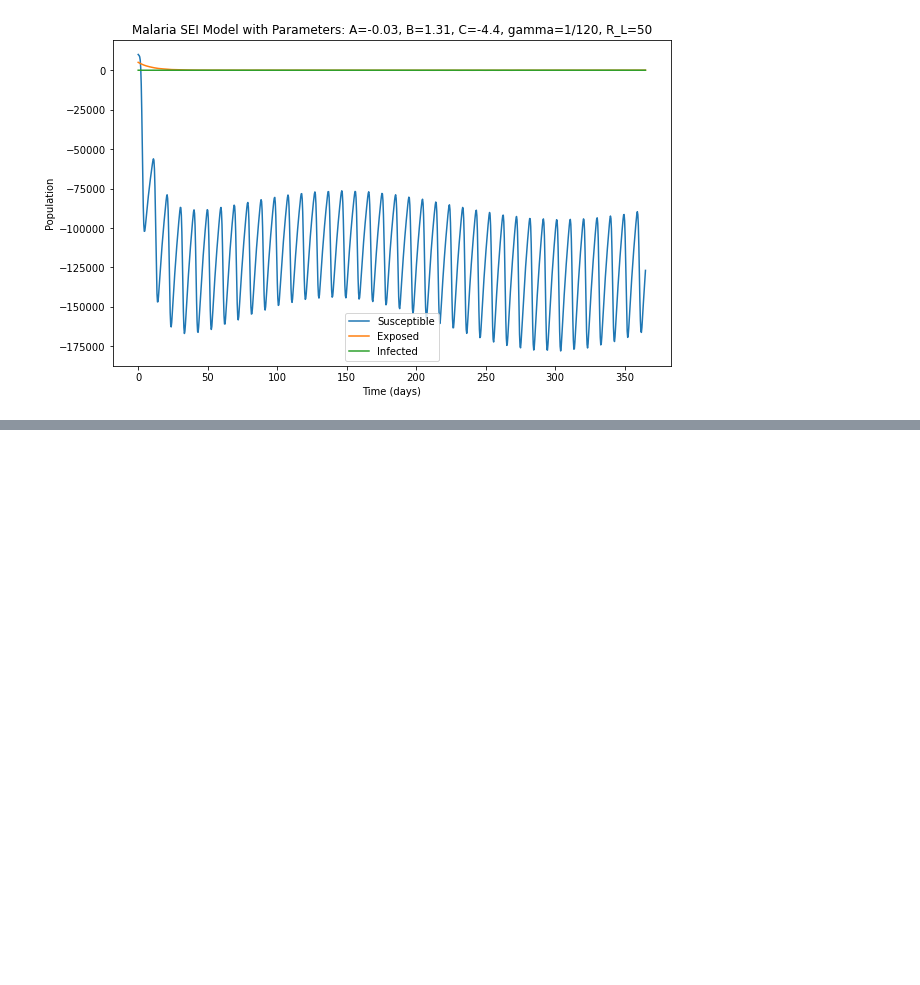
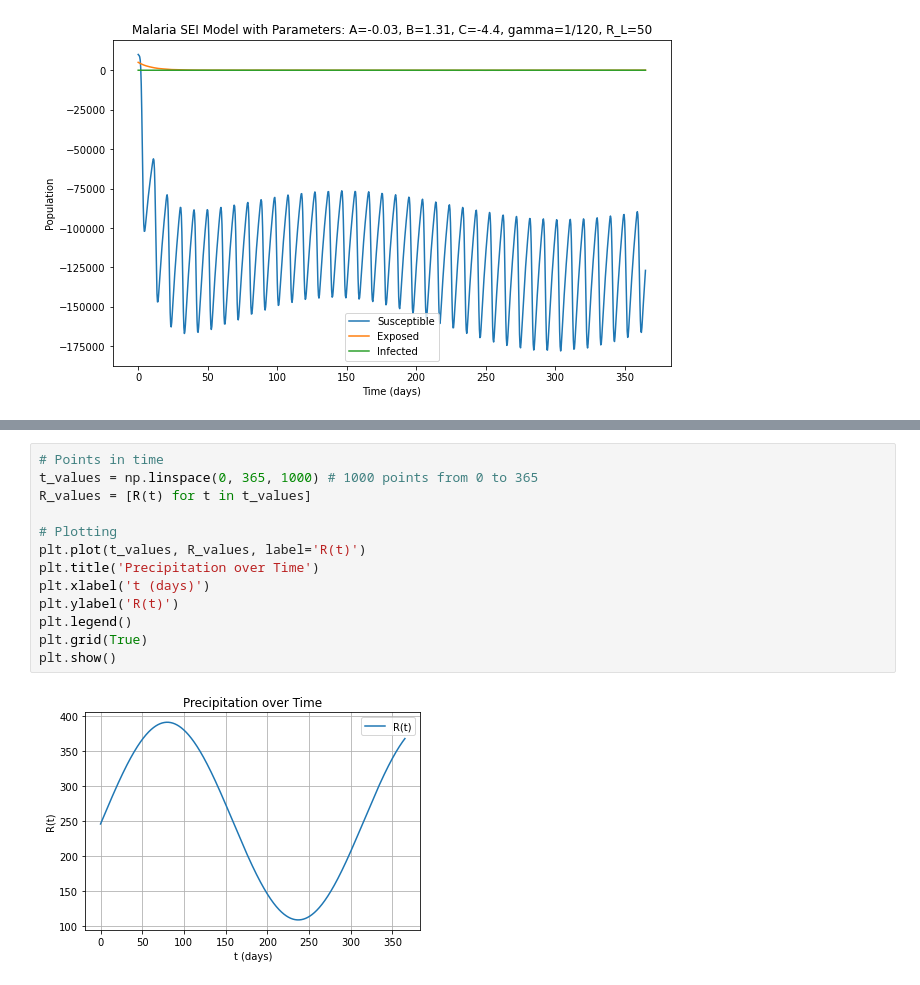
Before and after one commit to RaphaLevy/Undergraduate_Dissertation, a Jupyter notebook: modeling_files/Original_Parameters.ipynb, the cells around one changed output, grey strips where cells are left out. Cells and saved outputs as stored; diff of their text form; blank space fills up the shorter version.

```diff
--- a/modeling_files/Original_Parameters.ipynb
+++ b/modeling_files/Original_Parameters.ipynb
@@ -281,0 +309,15 @@ plt.show()
+# %%
+# Points in time
+t_values = np.linspace(0, 365, 1000) # 1000 points from 0 to 365
+R_values = [R(t) for t in t_values]
+
+# Plotting
+plt.plot(t_values, R_values, label='R(t)')
+plt.title('Precipitation over Time')
+plt.xlabel('t (days)')
+plt.ylabel('R(t)')
+plt.legend()
+plt.grid(True)
+plt.show()
+# %% [output]
+[figure, added]
```
Also changed, not shown: parts of 3 cells of this notebook.
